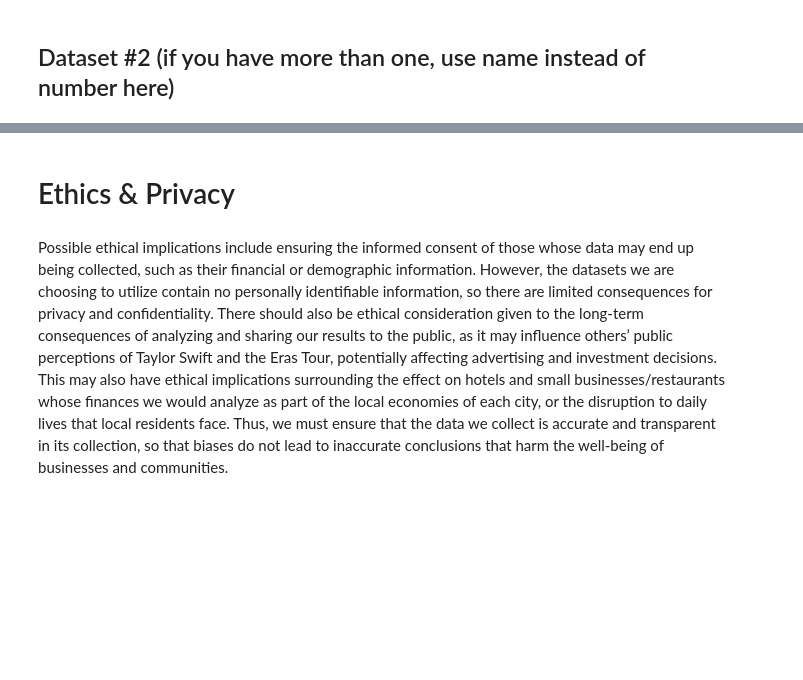
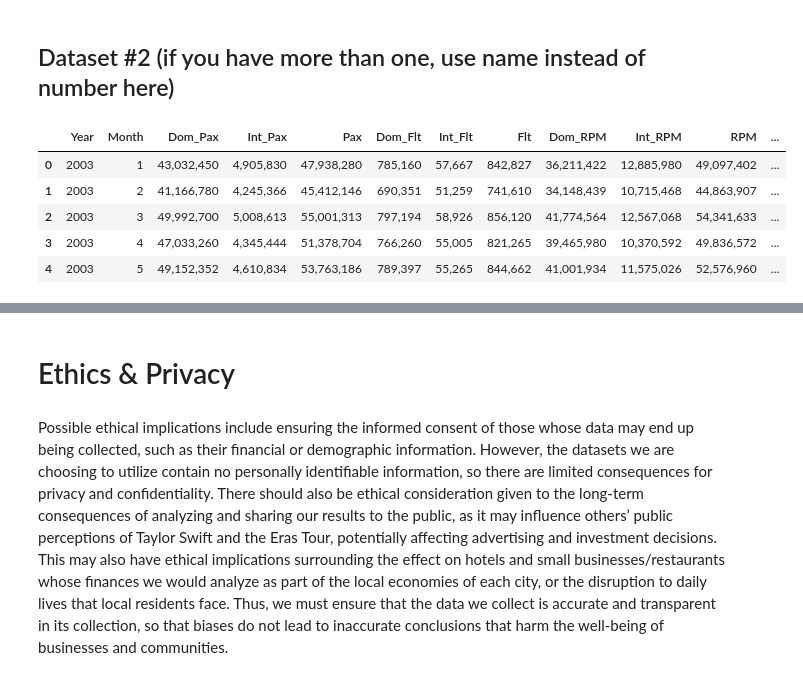
Before and after one commit to AnikAlam/AnikAlam_COGS108_EDA, a Jupyter notebook: DataCheckpoint_groupXXX.ipynb, the cells around one changed output, grey strips where cells are left out. Cells and saved outputs as stored; diff of their text form; code cells hidden in the pictures; blank space fills up the shorter version.

```diff
--- a/DataCheckpoint_groupXXX.ipynb
+++ b/DataCheckpoint_groupXXX.ipynb
@@ -70,3 +95,14 @@ If you plan to use multiple datasets, add a few sentences about how you plan to
 # %%
 ## YOUR CODE TO LOAD/CLEAN/TIDY/WRANGLE THE DATA GOES HERE
 ## FEEL FREE TO ADD MULTIPLE CELLS PER SECTION
+
+# Read initial datafram
+airtraffic = pd.read_csv('airtraffic.csv')
+airtraffic.head()
+# %% [output]
+|  | Year | Month | Dom_Pax | Int_Pax | Pax | Dom_Flt | Int_Flt | Flt | Dom_RPM | Int_RPM | RPM | ... |
+| 0 | 2003 | 1 | 43,032,450 | 4,905,830 | 47,938,280 | 785,160 | 57,667 | 842,827 | 36,211,422 | 12,885,980 | 49,097,402 | ... |
+| 1 | 2003 | 2 | 41,166,780 | 4,245,366 | 45,412,146 | 690,351 | 51,259 | 741,610 | 34,148,439 | 10,715,468 | 44,863,907 | ... |
+| 2 | 2003 | 3 | 49,992,700 | 5,008,613 | 55,001,313 | 797,194 | 58,926 | 856,120 | 41,774,564 | 12,567,068 | 54,341,633 | ... |
+| 3 | 2003 | 4 | 47,033,260 | 4,345,444 | 51,378,704 | 766,260 | 55,005 | 821,265 | 39,465,980 | 10,370,592 | 49,836,572 | ... |
+| 4 | 2003 | 5 | 49,152,352 | 4,610,834 | 53,763,186 | 789,397 | 55,265 | 844,662 | 41,001,934 | 11,575,026 | 52,576,960 | ... |
```
Also changed, not shown: parts of 8 cells of this notebook, 2 other files.
